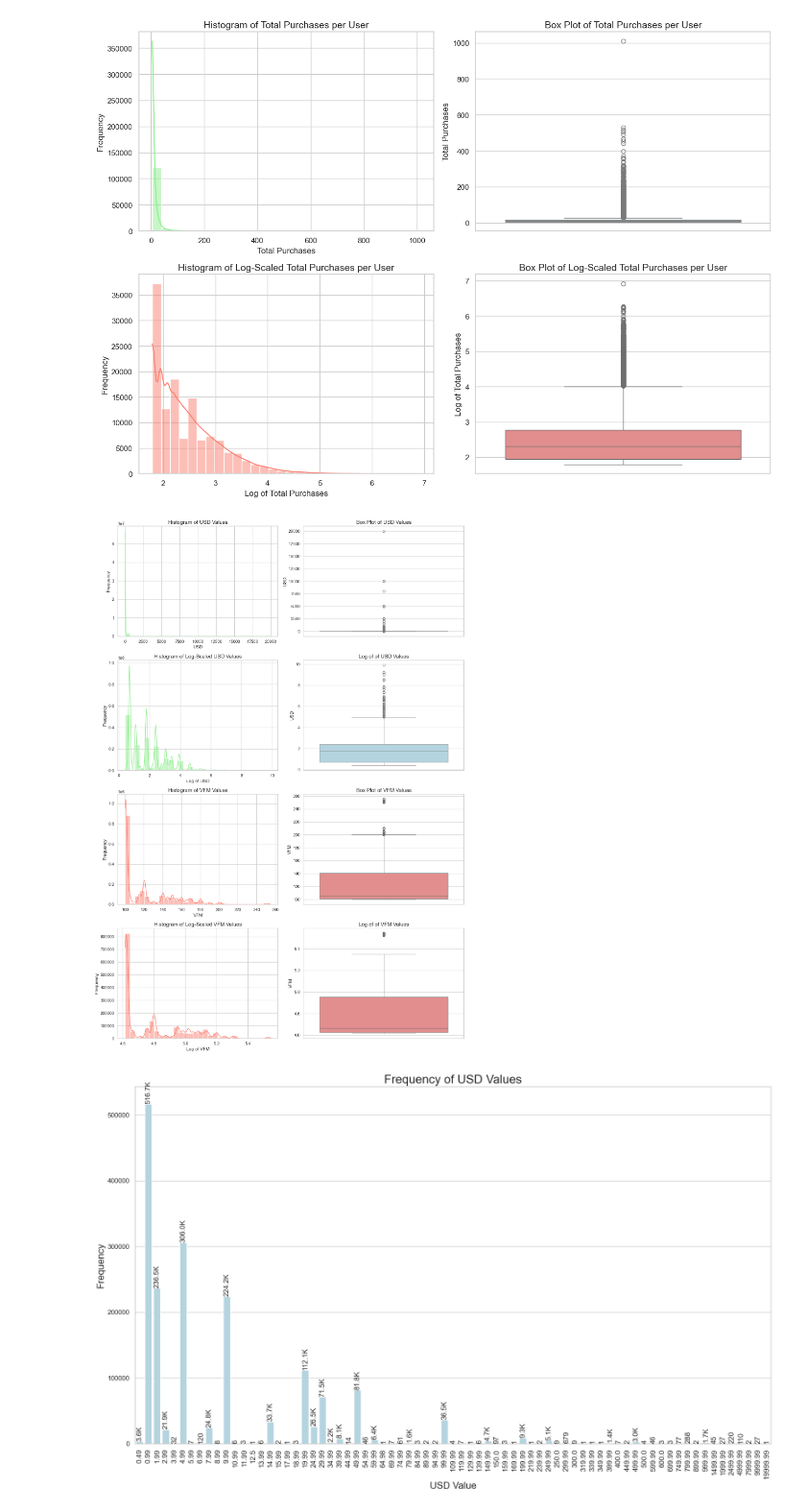
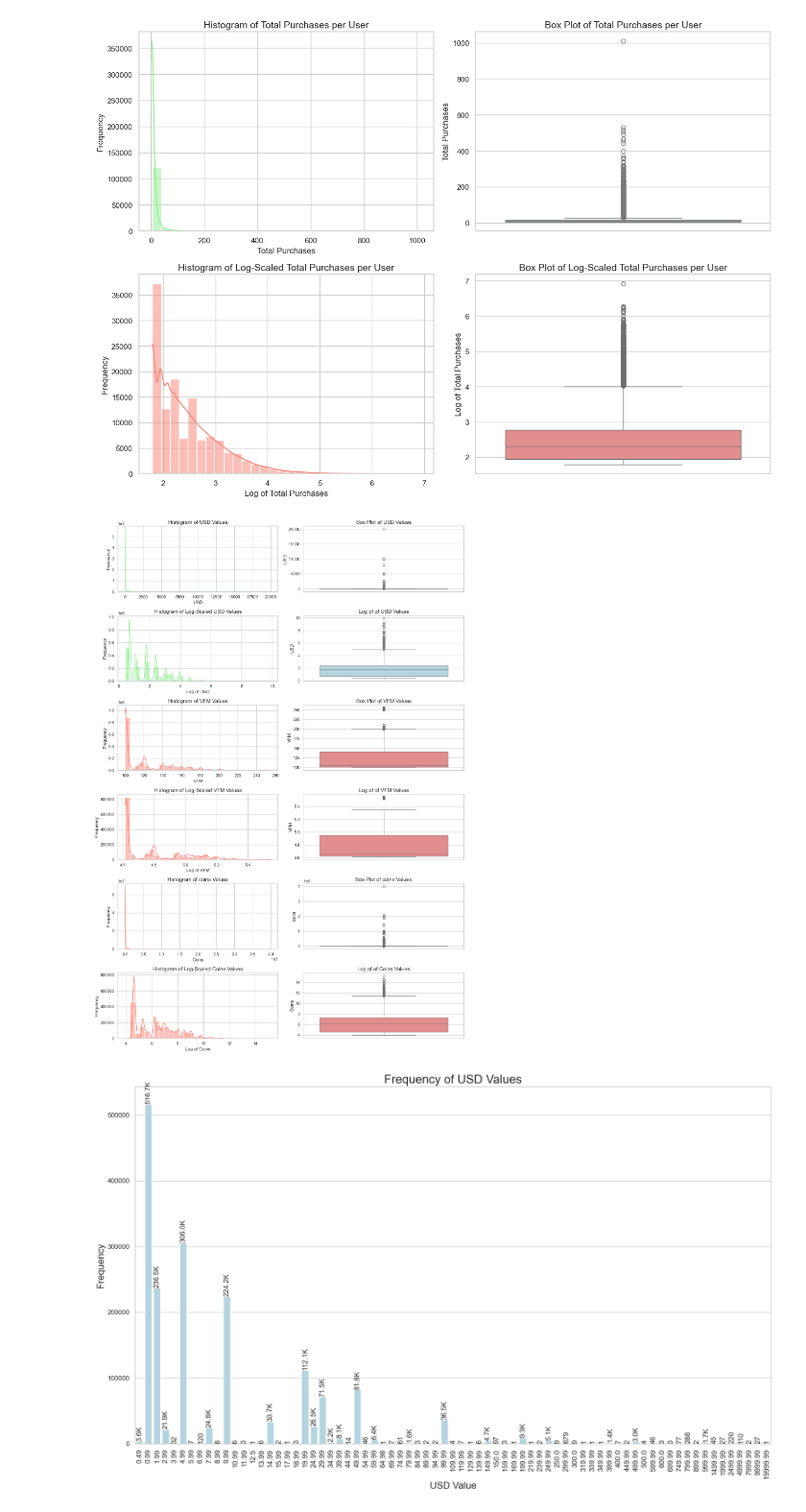
Before and after one commit to arkadymankovsky/tango-home-assignment, a Jupyter notebook: eda.ipynb, the cells around one changed output. Shown at 96% size. Drawn from its saved outputs; the diff is of its cells as text; code cells hidden in the pictures.

```diff
--- a/eda.ipynb
+++ b/eda.ipynb
@@ -77,10 +76,11 @@ plt.show()
 sns.set(style="whitegrid")
 
 # Create a figure with subplots
-fig, axes = plt.subplots(4, 2, figsize=(14, 20))
+fig, axes = plt.subplots(6, 2, figsize=(14, 20))
 
 df['usd_log'] = np.log(df['usd'] + 1)
 df['VFM_log'] = np.log(df['VFM'] + 1)
+df['coins_log'] = np.log(df['coins'] + 1)
 # Histogram and Box Plot for USD
 sns.histplot(df['usd'], bins=30, kde=True, color='lightgreen', ax=axes[0, 0])
 axes[0, 0].set_title('Histogram of USD Values', fontsize=14)
@@ -96,34 +96,53 @@ axes[1, 0].set_title('Histogram of Log-Scaled USD Values', fontsize=14)
 axes[1, 0].set_xlabel('Log of USD', fontsize=12)
 axes[1, 0].set_ylabel('Frequency', fontsize=12)
 
 sns.boxplot(y=df['usd_log'], color='lightblue', ax=axes[1, 1])
 axes[1, 1].set_title('Log of of USD Values', fontsize=14)
 axes[1, 1].set_ylabel('USD', fontsize=12)
 
 # Histogram and Box Plot for VFM
 sns.histplot(df['VFM'], bins=30, kde=True, color='salmon', ax=axes[2, 0])
 axes[2, 0].set_title('Histogram of VFM Values', fontsize=14)
 axes[2, 0].set_xlabel('VFM', fontsize=12)
 axes[2, 0].set_ylabel('Frequency', fontsize=12)
 
 sns.boxplot(y=df['VFM'], color='lightcoral', ax=axes[2, 1])
 axes[2, 1].set_title('Box Plot of VFM Values', fontsize=14)
 axes[2, 1].set_ylabel('VFM', fontsize=12)
 
 sns.histplot(df['VFM_log'], bins=30, kde=True, color='salmon', ax=axes[3, 0])
 axes[3, 0].set_title('Histogram of Log-Scaled VFM Values', fontsize=14)
 axes[3, 0].set_xlabel('Log of VFM', fontsize=12)
 axes[3, 0].set_ylabel('Frequency', fontsize=12)
 
 sns.boxplot(y=df['VFM_log'], color='lightcoral', ax=axes[3, 1])
 axes[3, 1].set_title('Log of of VFM Values', fontsize=14)
 axes[3, 1].set_ylabel('VFM', fontsize=12)
 
+sns.histplot(df['coins'], bins=30, kde=True, color='salmon', ax=axes[4, 0])
+axes[4, 0].set_title('Histogram of coins Values', fontsize=14)
+axes[4, 0].set_xlabel('Coins', fontsize=12)
+axes[4, 0].set_ylabel('Frequency', fontsize=12)
+
+sns.boxplot(y=df['coins'], color='lightcoral', ax=axes[4, 1])
+axes[4, 1].set_title('Box Plot of coins Values', fontsize=14)
+axes[4, 1].set_ylabel('coins', fontsize=12)
+
+sns.histplot(df['coins_log'], bins=30, kde=True, color='salmon', ax=axes[5, 0])
+axes[5, 0].set_title('Histogram of Log-Scaled Coins Values', fontsize=14)
+axes[5, 0].set_xlabel('Log of Coins', fontsize=12)
+axes[5, 0].set_ylabel('Frequency', fontsize=12)
+
+sns.boxplot(y=df['coins_log'], color='lightcoral', ax=axes[5, 1])
+axes[5, 1].set_title('Log of of Coins Values', fontsize=14)
+axes[5, 1].set_ylabel('Coins', fontsize=12)
+
+
 # Adjust layout
 plt.tight_layout()
 plt.show()
 # %% [output]
-[figure, old version]
+[figure, new version]
 # %%
 # Set the style for the plots
 sns.set(style="whitegrid")
```
Also changed, not shown: parts of 6 cells of this notebook, 4 other files.
